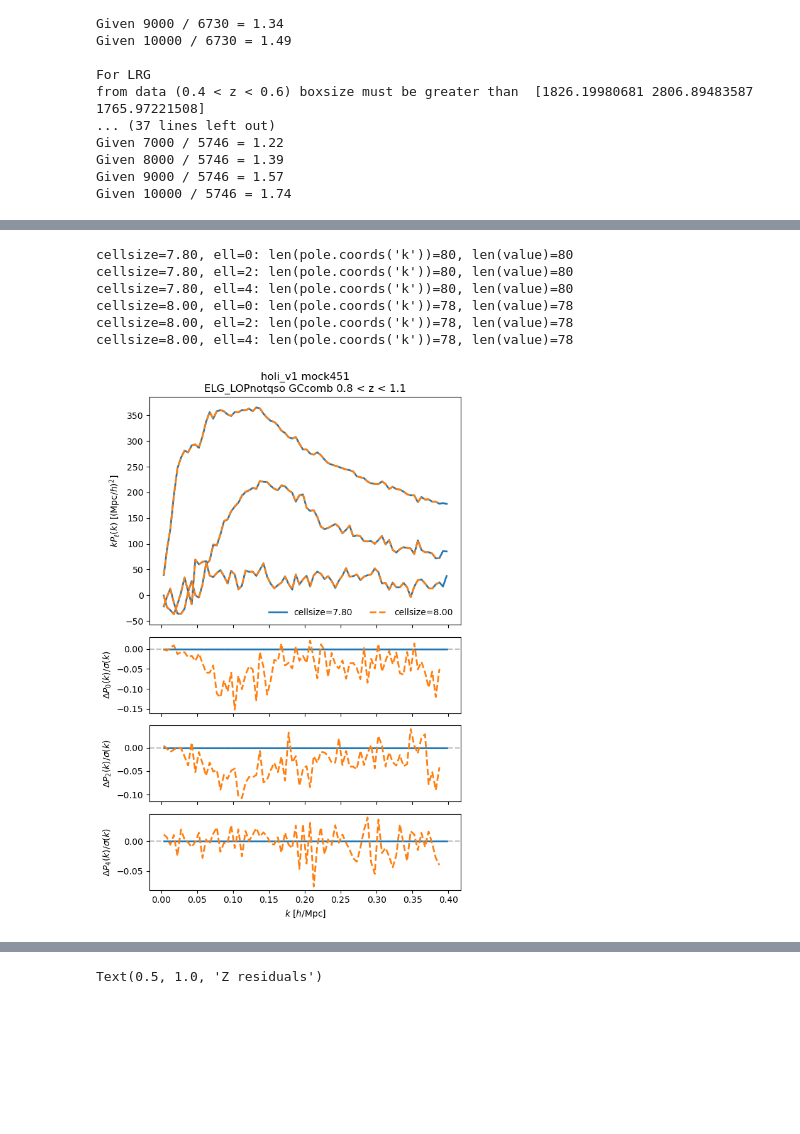
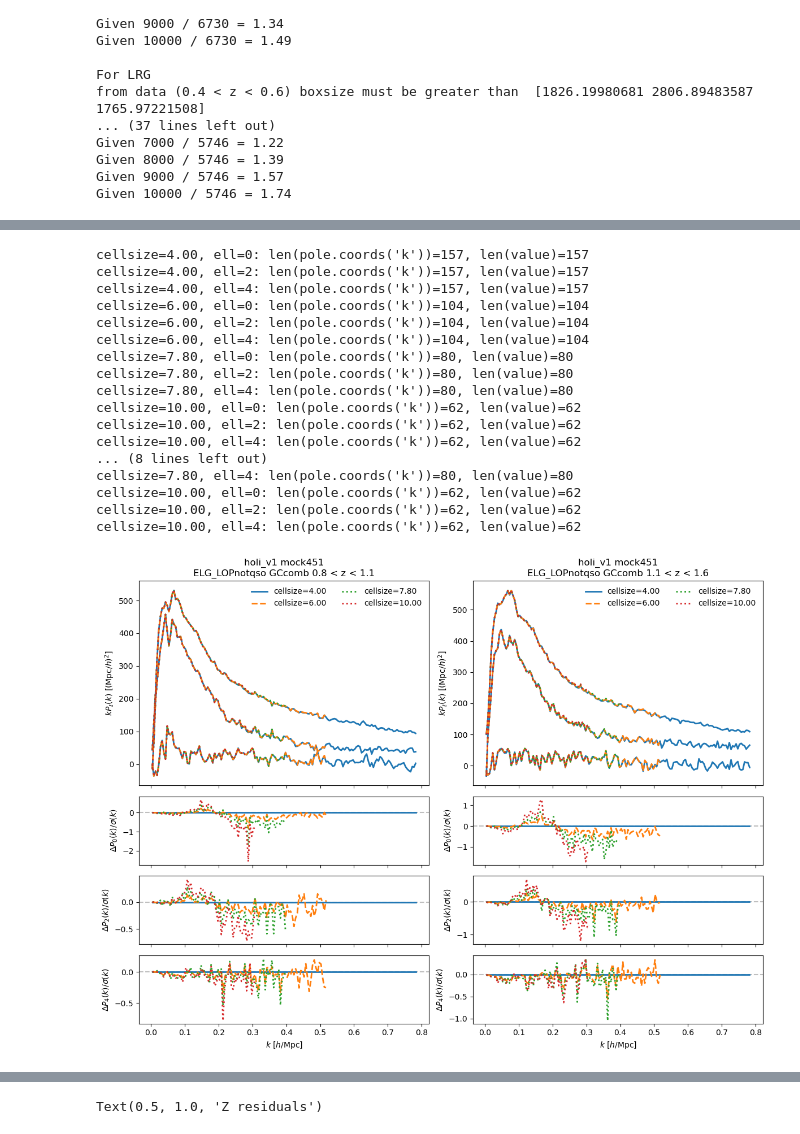
Before and after one commit to AlbertoRosado1/cai-dr2-clustering-products, a Jupyter notebook: clustering_statistics/nb/checking_recon.ipynb, the cells around one changed output, grey strips where cells are left out. Saved outputs shown, nothing was run; the diff lists cells and outputs as text; code cells hidden in the pictures; blank space fills up the shorter version.

```diff
--- a/clustering_statistics/nb/checking_recon.ipynb
+++ b/clustering_statistics/nb/checking_recon.ipynb
@@ -88,10 +88,10 @@ boxsize_list_dict = {'ELG_LOPnotqso':[6000,7000,8000,9000,10000],
 zrange_dict       = {'ELG_LOPnotqso':[(0.8,1.1),(1.1,1.6)],
                      'LRG':[(0.4,0.6),(0.6,0.8),(0.8,1.1)],
                      'QSO':[(0.8,2.1)]}
-nran_list_dict = {'ELG_LOPnotqso':[10,12,14,16,18],
+nran_list_dict = {'ELG_LOPnotqso':[6, 10,14,18],
                      'LRG':[2,4,6,8,10,12,14,16,18],
                      'QSO':[2,4,6,8,10,12,14,16,18]}
-cellsize_list_dict = {'ELG_LOPnotqso':[4, 6, 7.8, 8, 10, 12],
+cellsize_list_dict = {'ELG_LOPnotqso':[4, 6, 7.8, 10],
                      'LRG':[7.8, 8, 10, 12],
                      'QSO':[7.8, 8, 10, 12]}
 # %%
@@ -226,14 +216,13 @@ for mocki in tqdm(mocks_list):
 
             # get dispersion from mocks
             mocks4cov_list = [i for i in range(451,461)]
-            mocks4cov_list.pop(5)
             fns = [pk_dir / f"recon_mesh2_spectrum_poles_{tracer}_z{zmin}-{zmax}_GCcomb_weight-default-FKP_nran18_cellsize7.80_boxsize10000_{mocki}.h5" for mocki in mocks4cov_list]
             pks = [read(fn).select(k=slice(0, None, 5)) for fn in fns]
             std_dict = {str(ell): np.std([pks[i].get(ell).value().real for i in range(len(mocks4cov_list))],axis=0) for ell in ells}
 
             for icolor, boxsize in enumerate(boxsize_list):
                 # for region in regions:
-                fn = pk_dir / f"recon_mesh2_spectrum_poles_{tracer}_z{zmin}-{zmax}_GCcomb_weight-default-FKP_nran18_cellsize7.80_boxsize{boxsize}_{mocki}.h5"
+                fn = pk_dir / f"recon_mesh2_spectrum_poles_{tracer}_z{zmin}-{zmax}_GCcomb_weight-default-FKP_nran10_cellsize7.80_boxsize{boxsize}_{mocki}.h5"
                 ref = read(fn).select(k=slice(0, None, 5))
                 ax = lax[0, iz]
                 ax.set_title(f'{mock_version} mock{mocki}\n{tracer} {regions[0]} {zmin:.1f} < z < {zmax:.1f}')
@@ -363,9 +352,9 @@ tracers = ['ELG_LOPnotqso']#,'LRG','QSO'
 mocks_list = [451]
 ells = [0,2,4]
 lw = 2
-boxsize = 10000
-nran = 18
-cellsize_list = cellsize_list_dict[tracer][:2]
+boxsize = 6000
+nran = 10
+cellsize_list = cellsize_list_dict[tracer]
 
 for mocki in tqdm(mocks_list):
     pk_dir = stats_dir / "holi-v1-altmtl"
@@ -392,6 +381,7 @@ for mocki in tqdm(mocks_list):
             fns = [pk_dir / f"recon_mesh2_spectrum_poles_{tracer}_z{zmin}-{zmax}_GCcomb_weight-default-FKP_nran18_cellsize7.80_boxsize10000_{mocki}.h5" for mocki in mocks4cov_list]
             pks = [read(fn).select(k=slice(0, None, 5)) for fn in fns]
             std_dict = {str(ell): np.std([pks[i].get(ell).value().real for i in range(len(mocks4cov_list))],axis=0) for ell in ells}
+            k_std = pks[0].get(ells[0]).coords('k')
 
             available_cellsizes = []
             for icolor, cellsize in enumerate(cellsize_list):
@@ -411,39 +401,50 @@ for mocki in tqdm(mocks_list):
                     print(f"cellsize={cellsize:.2f}, ell={ell}: len(pole.coords('k'))={len(pole.coords('k'))}, len(value)={len(value)}")
                     stats[str(cellsize)][str(ell)] = (pole.coords('k'), value)
                 available_cellsizes.append((icolor, cellsize))
 
             for icolor, cellsize in available_cellsizes:
                 ax.plot([], [],linestyle=ls[icolor],color=f"C{icolor}",lw=lw,label=f"cellsize={cellsize:.2f}")
             ax.legend(frameon=False, ncol=2)
 
-            bench_key = '7.8'
+            bench_key = '4'
             if bench_key not in stats:
                 print(f'[WARN] benchmark cellsize={bench_key} not available, skipping ratio plots')
             else:
                 for ill, ell in enumerate(ells):
                     ax = lax[ill + 1, iz]
                     ax.axhline(0, color='grey', linestyle='--', alpha=0.5)
                     ax.set_ylabel(rf'$\Delta P_{ell}(k)/\sigma(k)$')
                     k_bench, value_bench = stats[bench_key][str(ell)]
                     for icolor, cellsize in available_cellsizes:
                         k, value = stats[str(cellsize)][str(ell)]
                         value_interp = np.interp(k, k_bench, value_bench)
-                        std_interp = np.interp(k, k_bench, std_dict[str(ell)])
+                        std_interp = np.interp(k, k_std, std_dict[str(ell)])
                         ax.plot(k, (value_interp-value)/std_interp, linestyle=ls[icolor], color=f"C{icolor}",lw=lw)
 
             lax[-1, iz].set_xlabel(r'$k$ [$h/\mathrm{Mpc}$]')
 
         plt.tight_layout()
         #fig.savefig(f'plots_tests/test_boxsizes_{tracer}.png', bbox_inches='tight', pad_inches=0.1, dpi=200)
         plt.show()
 # %% [output]
+cellsize=4.00, ell=0: len(pole.coords('k'))=157, len(value)=157
+cellsize=4.00, ell=2: len(pole.coords('k'))=157, len(value)=157
+cellsize=4.00, ell=4: len(pole.coords('k'))=157, len(value)=157
+cellsize=6.00, ell=0: len(pole.coords('k'))=104, len(value)=104
+cellsize=6.00, ell=2: len(pole.coords('k'))=104, len(value)=104
+cellsize=6.00, ell=4: len(pole.coords('k'))=104, len(value)=104
 cellsize=7.80, ell=0: len(pole.coords('k'))=80, len(value)=80
 cellsize=7.80, ell=2: len(pole.coords('k'))=80, len(value)=80
 cellsize=7.80, ell=4: len(pole.coords('k'))=80, len(value)=80
-cellsize=8.00, ell=0: len(pole.coords('k'))=78, len(value)=78
-cellsize=8.00, ell=2: len(pole.coords('k'))=78, len(value)=78
-cellsize=8.00, ell=4: len(pole.coords('k'))=78, len(value)=78
+cellsize=10.00, ell=0: len(pole.coords('k'))=62, len(value)=62
+cellsize=10.00, ell=2: len(pole.coords('k'))=62, len(value)=62
+cellsize=10.00, ell=4: len(pole.coords('k'))=62, len(value)=62
+... (8 lines left out)
+cellsize=7.80, ell=4: len(pole.coords('k'))=80, len(value)=80
+cellsize=10.00, ell=0: len(pole.coords('k'))=62, len(value)=62
+cellsize=10.00, ell=2: len(pole.coords('k'))=62, len(value)=62
+cellsize=10.00, ell=4: len(pole.coords('k'))=62, len(value)=62
-[figure, old version]
+[figure, new version]
 # %%
 # Check nran - correlation function
 mock_version = "holi_v1"
```
Also changed, not shown: parts of 6 cells of this notebook, 2 other files.
